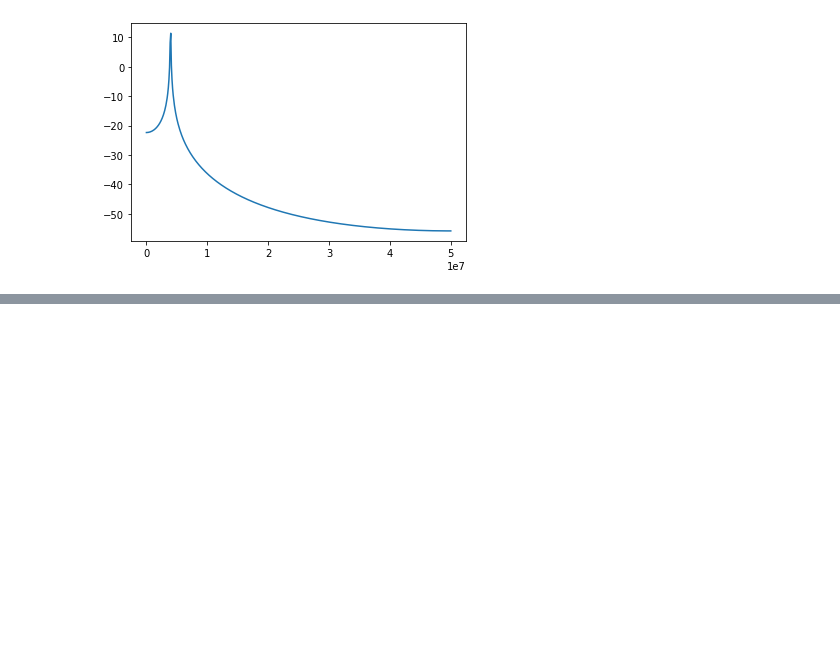
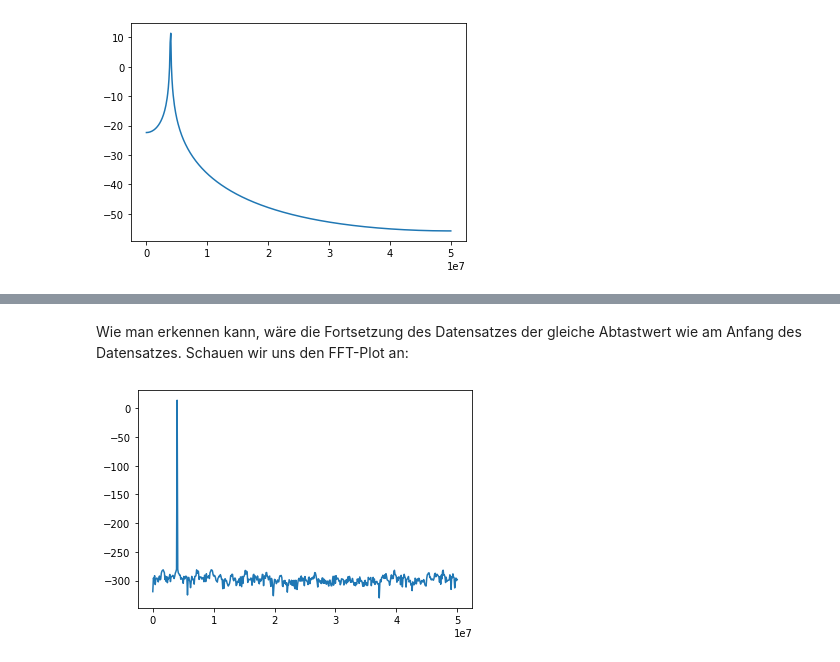
Before and after one commit to papamidas/notebooks, a Jupyter notebook: SFDR.ipynb, the cells around one changed output, grey strips where cells are left out. Cells and saved outputs as stored; diff of their text form; code cells hidden in the pictures; blank space fills up the shorter version.

Commit message:
SFDR completed 1st version

```diff
--- a/SFDR.ipynb
+++ b/SFDR.ipynb
@@ -70,0 +88,7 @@ Im Zeitbereich kann man sich einen endlichen langen Schwingungszug als Produkt a
+# %% [markdown]
+Wie man erkennen kann, wäre die Fortsetzung des Datensatzes der gleiche Abtastwert wie am Anfang des Datensatzes.
+Schauen wir uns den FFT-Plot an:
+# %%
+sfdr(x,fs)
+# %% [output]
+[figure, added]
```
Also changed, not shown: parts of 22 cells of this notebook.
